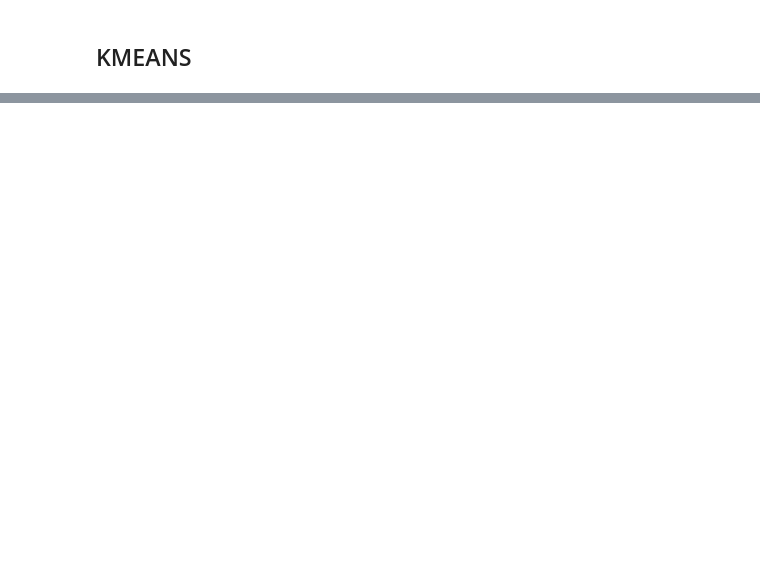
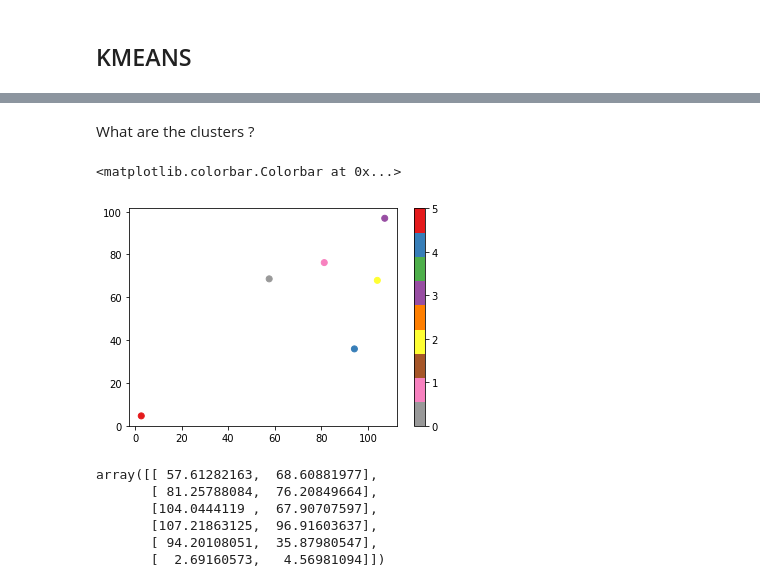
Before and after one commit to nicofarr/caroltrio_perf, a Jupyter notebook: Analysis_continuousratings.ipynb, the cells around one changed output, grey strips where cells are left out. Drawn from its saved outputs; the diff is of its cells as text; code cells hidden in the pictures; blank space fills up the shorter version.

```diff
--- a/Analysis_continuousratings.ipynb
+++ b/Analysis_continuousratings.ipynb
@@ -168,0 +213,17 @@ Writing 20 examples for Cluster 5
+# %% [markdown]
+What are the clusters ?
+# %%
+plt.scatter(kmeans_allperf.cluster_centers_[:,0],kmeans_allperf.cluster_centers_[:,1],c=np.arange(6),cmap=plt.cm.Set1_r)
+plt.colorbar()
+# %% [output]
+<matplotlib.colorbar.Colorbar at 0x...>
+[figure, added]
+# %%
+kmeans_allperf.cluster_centers_
+# %% [output]
+array([[ 57.61282163,  68.60881977],
+       [ 81.25788084,  76.20849664],
+       [104.0444119 ,  67.90707597],
+       [107.21863125,  96.91603637],
+       [ 94.20108051,  35.87980547],
+       [  2.69160573,   4.56981094]])
```
Also changed, not shown: parts of 11 cells of this notebook, 1 other file.
